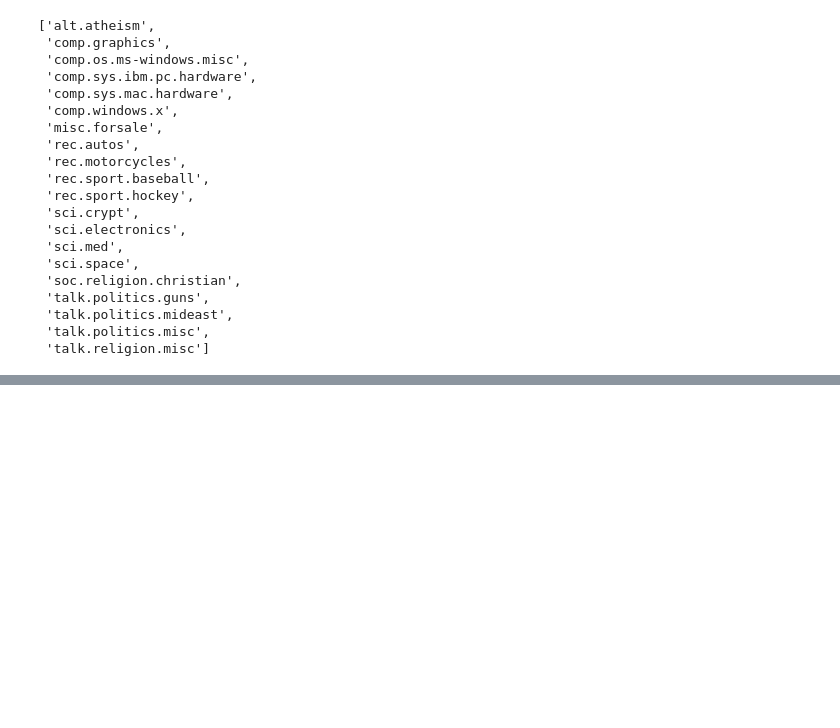
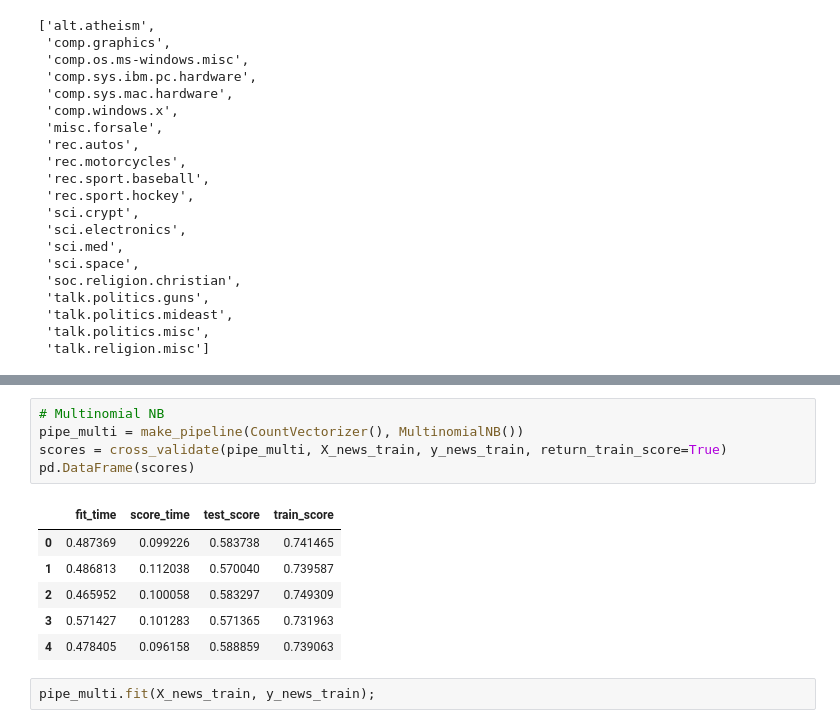
Before and after one commit to canadasung/ml_in_python, a Jupyter notebook: naive_bayes_class.ipynb, the cells around one changed output, grey strips where cells are left out. Saved outputs shown, nothing was run; the diff lists cells and outputs as text; blank space fills up the shorter version.

```diff
--- a/naive_bayes_class.ipynb
+++ b/naive_bayes_class.ipynb
@@ -276,0 +289,14 @@ newsgroups_train.target_names
+# %%
+# Multinomial NB
+pipe_multi = make_pipeline(CountVectorizer(), MultinomialNB())
+scores = cross_validate(pipe_multi, X_news_train, y_news_train, return_train_score=True)
+pd.DataFrame(scores)
+# %% [output]
+|  | fit_time | score_time | test_score | train_score |
+| 0 | 0.487369 | 0.099226 | 0.583738 | 0.741465 |
+| 1 | 0.486813 | 0.112038 | 0.570040 | 0.739587 |
+| 2 | 0.465952 | 0.100058 | 0.583297 | 0.749309 |
+| 3 | 0.571427 | 0.101283 | 0.571365 | 0.731963 |
+| 4 | 0.478405 | 0.096158 | 0.588859 | 0.739063 |
+# %%
+pipe_multi.fit(X_news_train, y_news_train);
```
Also changed, not shown: parts of 7 cells of this notebook.
